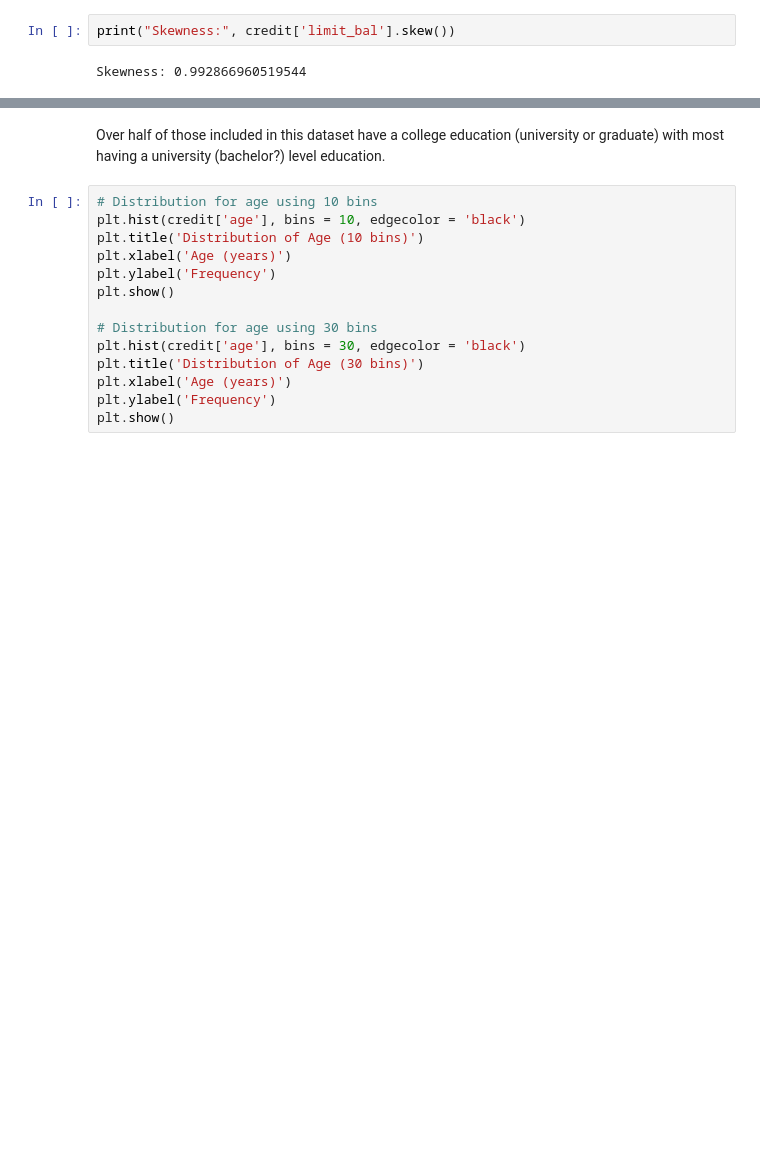
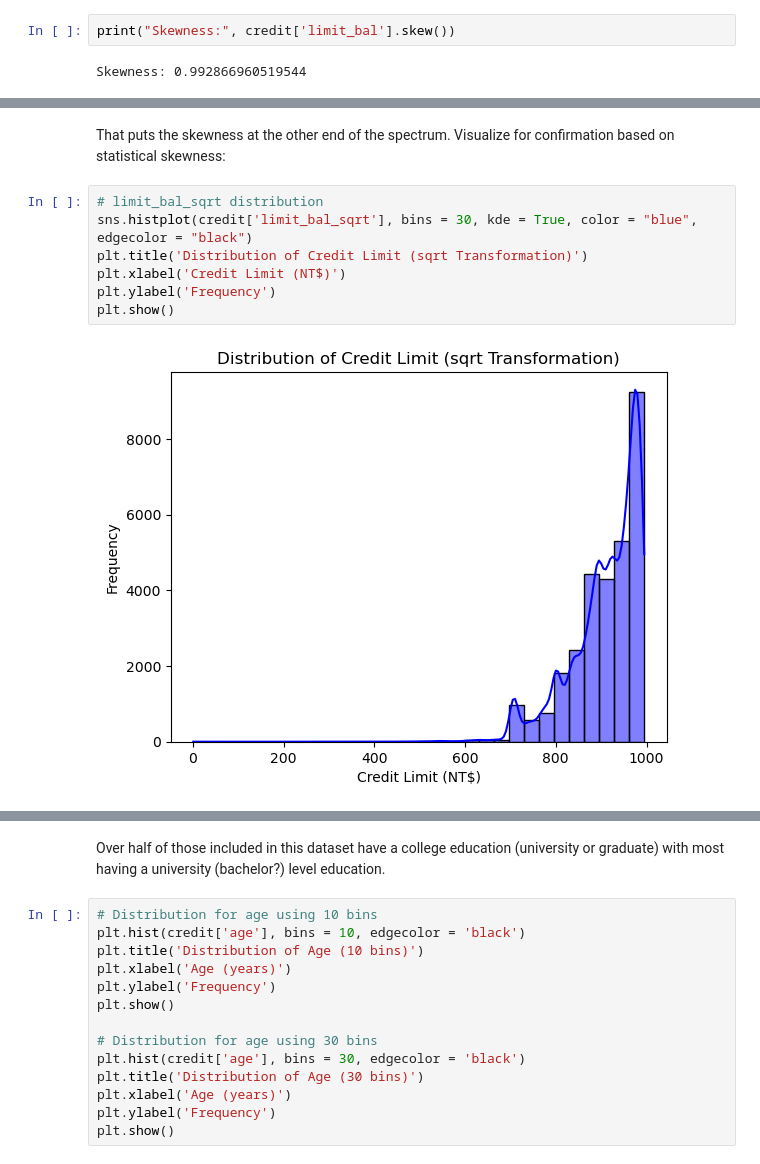
Before and after one commit to chrislagamba/Python-Data-Analysis, a Jupyter notebook: Credit Card Default - Taiwan/credit_card_default_taiwan.ipynb, the cells around one changed output, grey strips where cells are left out. Cells and saved outputs as stored; diff of their text form; blank space fills up the shorter version.

```diff
--- a/Credit Card Default - Taiwan/credit_card_default_taiwan.ipynb
+++ b/Credit Card Default - Taiwan/credit_card_default_taiwan.ipynb
@@ -386,0 +399,11 @@ Distribution is left-skewed with a statistical skewness almost equal to 1. How t
+# %% [markdown]
+That puts the skewness at the other end of the spectrum. Visualize for confirmation based on statistical skewness:
+# %%
+# limit_bal_sqrt distribution
+sns.histplot(credit['limit_bal_sqrt'], bins = 30, kde = True, color = "blue", edgecolor = "black")
+plt.title('Distribution of Credit Limit (sqrt Transformation)')
+plt.xlabel('Credit Limit (NT$)')
+plt.ylabel('Frequency')
+plt.show()
+# %% [output]
+[figure, added]
```
Also changed, not shown: parts of 43 cells of this notebook.
